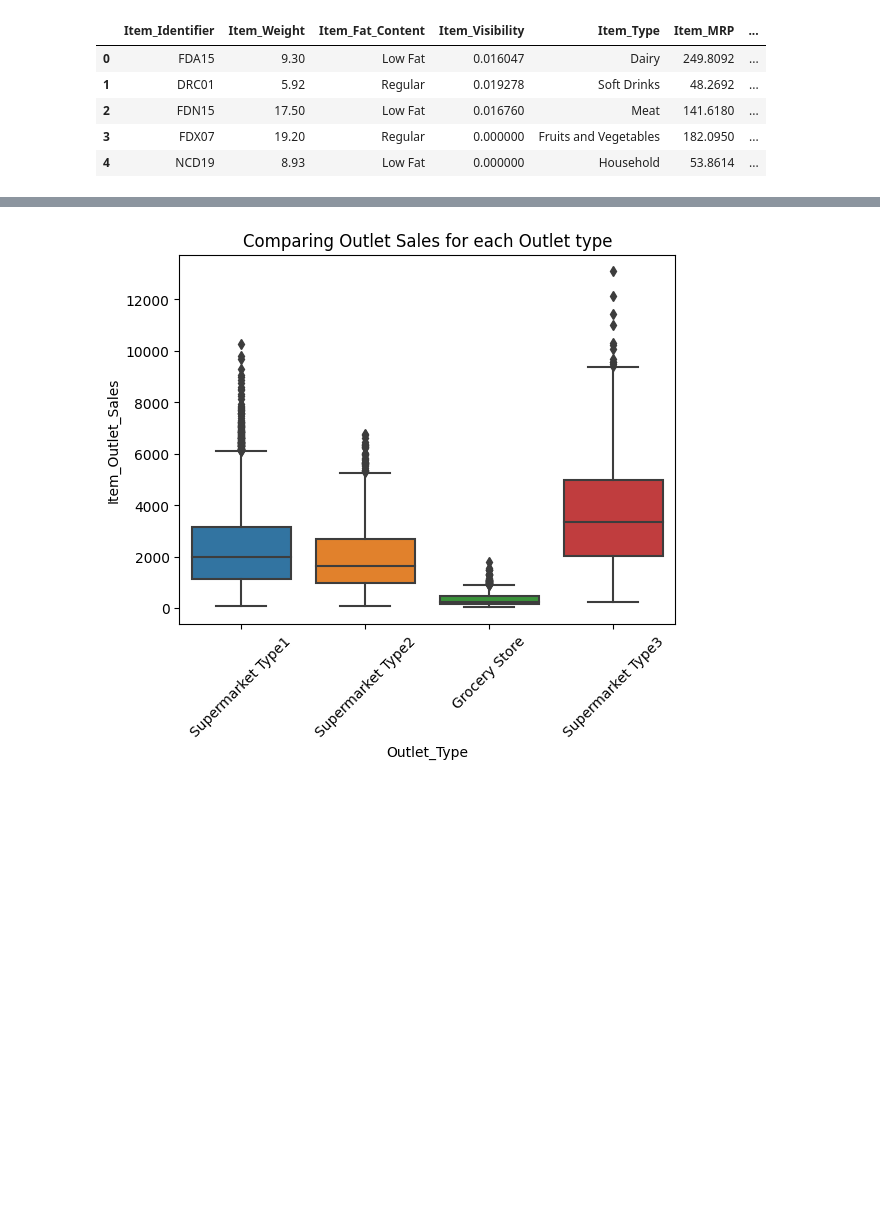
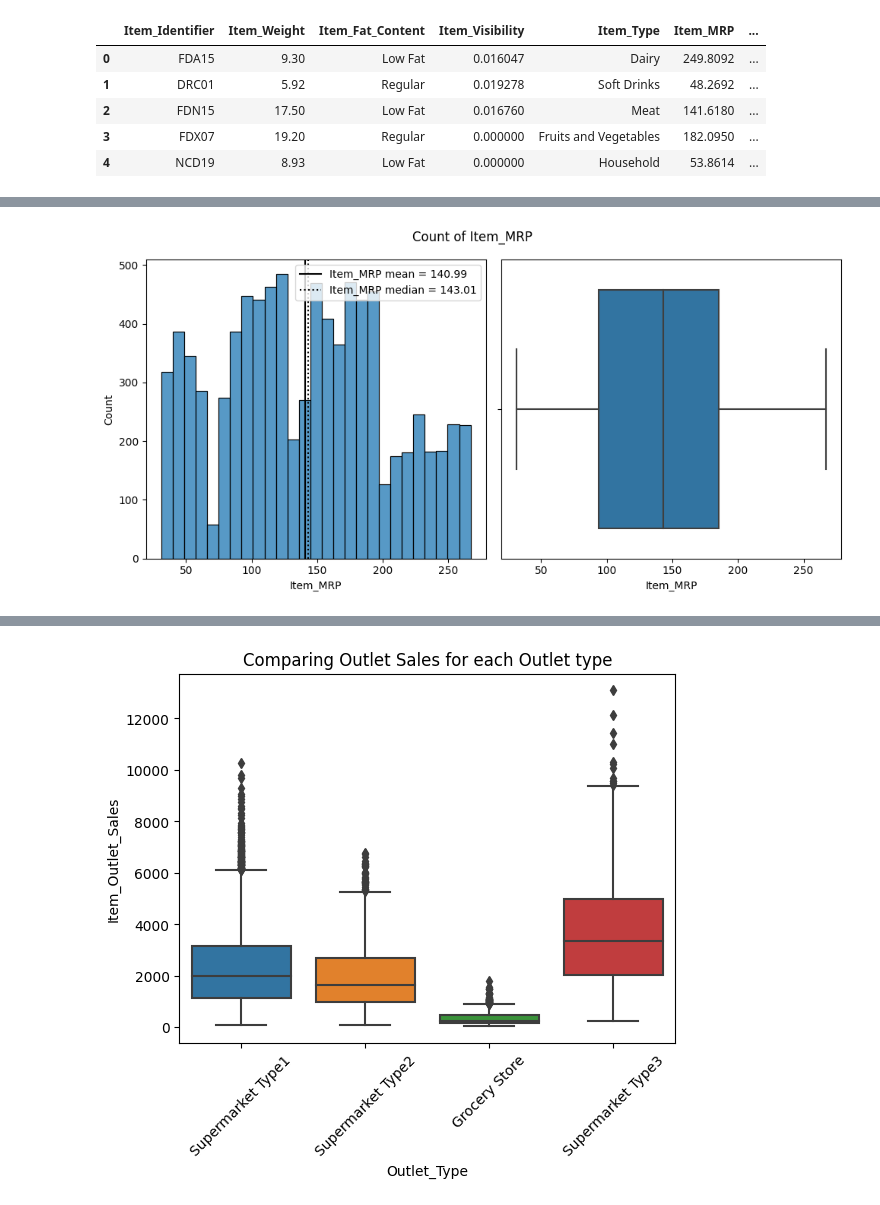
Before and after one commit to JmB17/Prediction-of-Product-Sales, a Jupyter notebook: Prediction of Product Sales.ipynb, the cells around one changed output, grey strips where cells are left out. Cells and saved outputs as stored; diff of their text form; code cells hidden in the pictures; blank space fills up the shorter version.

```diff
--- a/Prediction of Product Sales.ipynb
+++ b/Prediction of Product Sales.ipynb
@@ -458,0 +522,4 @@ df.head()
+# %%
+fig, axes=hist_box_plot(df,'Item_MRP')
+# %% [output]
+[figure, added]
```
Also changed, not shown: parts of 20 cells of this notebook.
